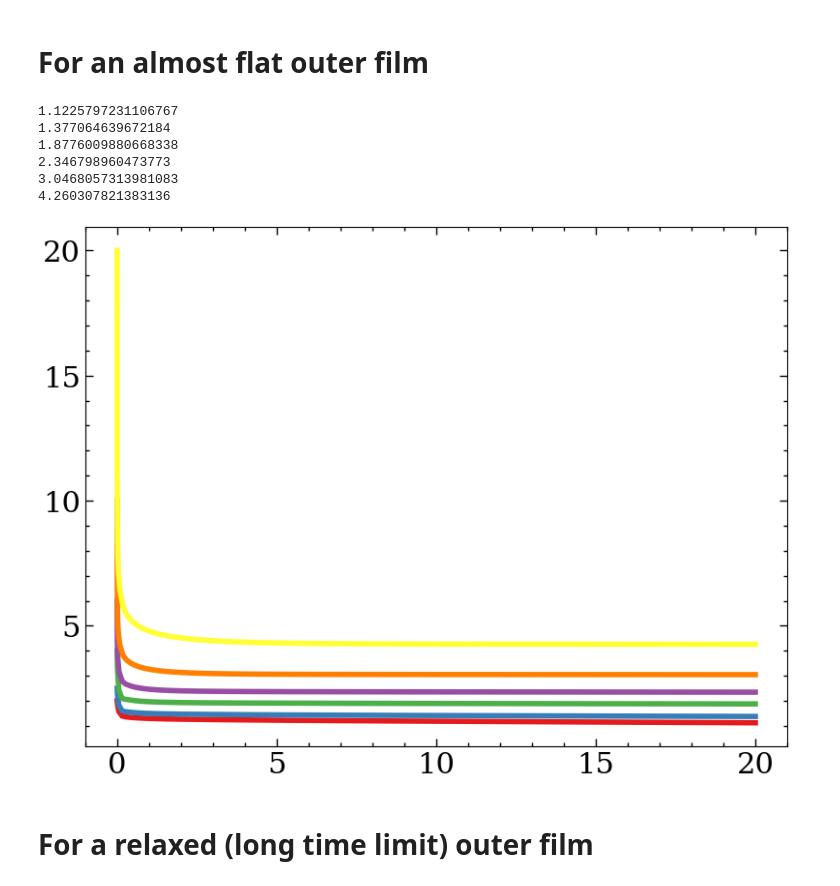
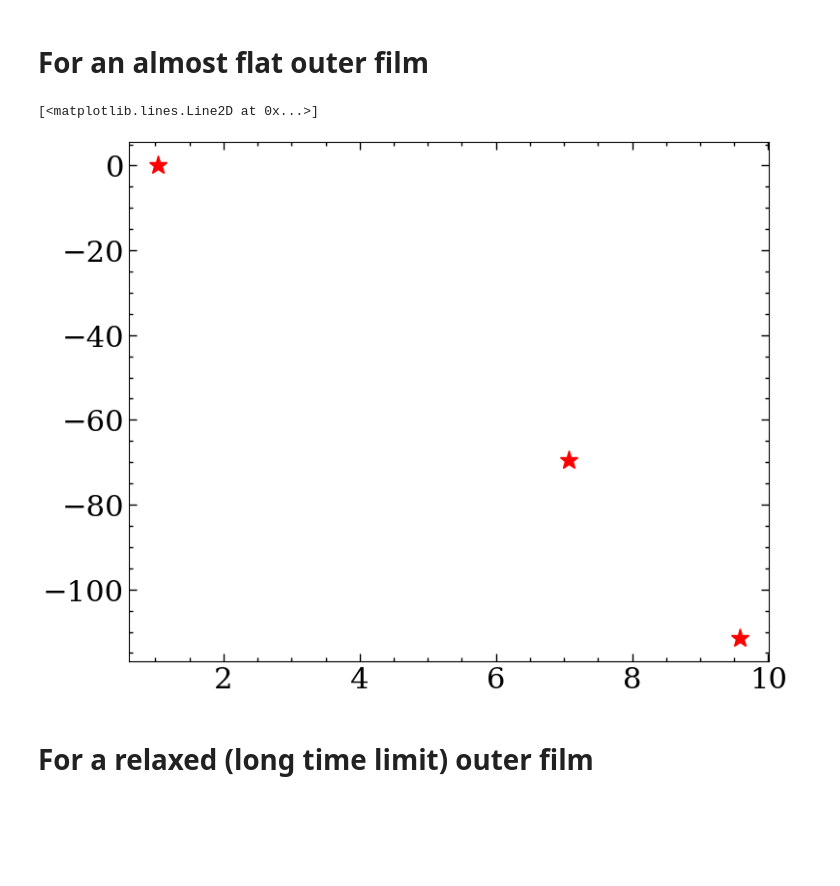
Before and after one commit to suanno/drop-dynamics, a Jupyter notebook: 1D analysis/pbc/pbc_validation.ipynb, the cells around one changed output. Saved outputs shown, nothing was run; the diff lists cells and outputs as text; code cells hidden in the pictures; blank space fills up the shorter version.

```diff
--- a/1D analysis/pbc/pbc_validation.ipynb
+++ b/1D analysis/pbc/pbc_validation.ipynb
@@ -120,7 +130,7 @@ def analyze_simulation(directory):
 # %%
 ha=0.5
 eps=0.001
-hc=6
+hc=20
 # Read hmax(t)
 res=analyze_simulation(f"pbc_hcenter_{hc:g}_c=1_eps={eps:g}/domain")
 hmax_ = res[-1,2]
@@ -181,8 +191,8 @@ print(xmax)
 plt.figure()
 plt.ylabel('$x_{max}$')
 plt.xlabel('t')
-xx = np.array(res[-100:,1])
-tt = np.array(res[-100:,0])
+xx = np.array(res[-50:,1])
+tt = np.array(res[-50:,0])
 c = np.polyfit(tt,xx,deg=1)
 p = np.poly1d(c)
 plt.plot(tt,xx,'.')
@@ -219,46 +227,42 @@ ha=0.5
 eps=0.001
 
 hcvec = [2,2.5,4,6,10,20]
+hcvec = [15,20,30]
 hmax_vec = []
 xdot_vec = []
 #grad_chi_vec = []
 for hc in hcvec:
     # Read hmax(t)
     res=analyze_simulation(f"pbc_hcenter_{hc:g}_c=1_eps={eps:g}/domain")
     hmax_ = res[-1,2]
     #hmaxvec=res[:,2]
     #ttvec=res[:,0]
     #plt.plot(ttvec,hmaxvec) # Check if hmax converges in the simulation time
     print(hmax_)
 
     data = np.loadtxt(f"pbc_hcenter_{hc:g}_c=1_eps={eps:g}/obs.txt", skiprows=1)
     """
     # Read xcm(t) and grad_chi h(t)
     t = data[:,0]
     xcm = data[:,3]/data[:,2]   # Numerator and denominator integrals are computed separately
     c=np.polyfit(t[-5:-1],xcm[-5:-1],deg=1)
     """
-    xx = np.array(res[-100:,1])
-    tt = np.array(res[-100:,0])
+    xx = np.array(res[-50:,1])
+    tt = np.array(res[-50:,0])
     #plt.plot(tt,xx,'.') # Check that the last 10 points are enough to fit a line and not too many to see before drop motion
     c = np.polyfit(tt,xx,deg=1)
     #plt.plot(res[:,0],res[:,1])
     #plt.plot(tt, np.polyval(c,tt), '--',color='black')
     #grad_chi_vec.append(ha**(-1)*data[-1,1])
     # Fit xdot from xcm(t)
 
     xdot_vec.append(c[0])
     hmax_vec.append(hmax_)
 
 ax.plot(np.array(hmax_vec)/ha,np.array(xdot_vec)/(eps*ha**2),'*',color='red')
 # %% [output]
-1.1225797231106767
-1.377064639672184
-1.8776009880668338
-2.346798960473773
-3.0468057313981083
-4.260307821383136
+[<matplotlib.lines.Line2D at 0x...>]
-[figure, old version]
+[figure, new version]
 # %% [markdown]
 # For a relaxed (long time limit) outer film
 # %%
```
Also changed, not shown: parts of 5 cells of this notebook, 4 other files.
